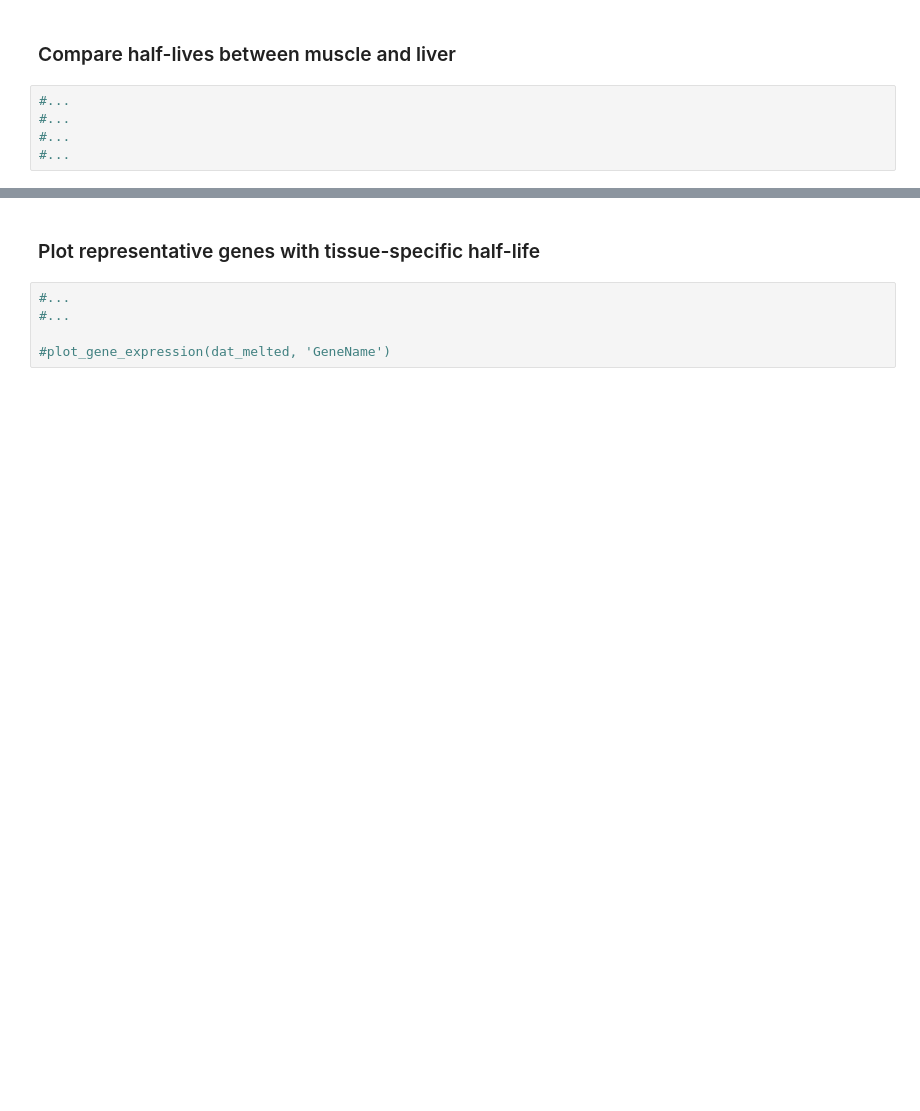
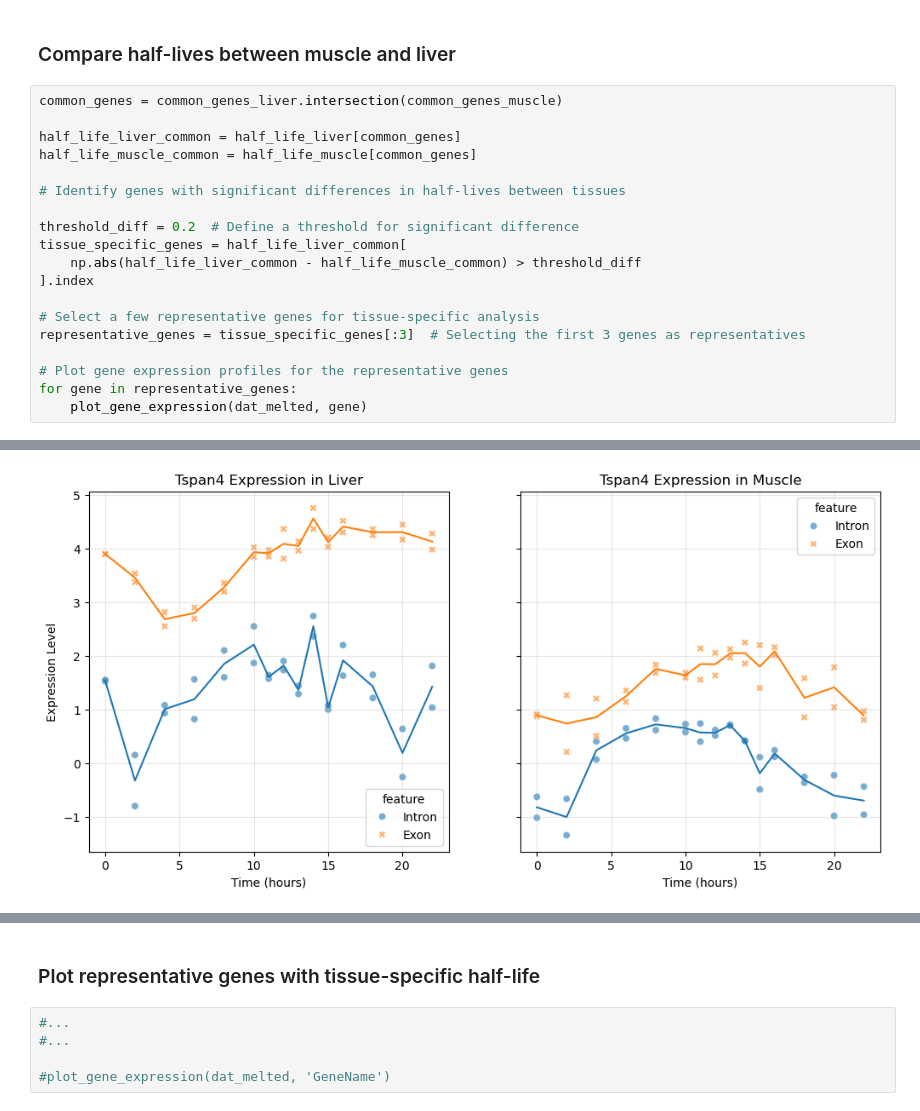
Before and after one commit to PierreLts/Genomics-to-Function, a Jupyter notebook: Exercise_Week11_12_B_Exercises.ipynb, the cells around one changed output, grey strips where cells are left out. Saved outputs shown, nothing was run; the diff lists cells and outputs as text; blank space fills up the shorter version.

```diff
--- a/Exercise_Week11_12_B_Exercises.ipynb
+++ b/Exercise_Week11_12_B_Exercises.ipynb
@@ -791,7 +815,22 @@ plt.show()
 # %% [markdown]
 ### Compare half-lives between muscle and liver
 # %%
-#...
-#...
-#...
-#...
+common_genes = common_genes_liver.intersection(common_genes_muscle)
+
+half_life_liver_common = half_life_liver[common_genes]
+half_life_muscle_common = half_life_muscle[common_genes]
+
+# Identify genes with significant differences in half-lives between tissues
+
+threshold_diff = 0.2  # Define a threshold for significant difference
+tissue_specific_genes = half_life_liver_common[
+    np.abs(half_life_liver_common - half_life_muscle_common) > threshold_diff
+].index
+
+# Select a few representative genes for tissue-specific analysis
+representative_genes = tissue_specific_genes[:3]  # Selecting the first 3 genes as representatives
+
+# Plot gene expression profiles for the representative genes
+for gene in representative_genes:
+    plot_gene_expression(dat_melted, gene)
+# %% [output]
@@ -797,0 +838 @@ plt.show()
+[figure, added]
```
Also changed, not shown: parts of 2 cells of this notebook.
